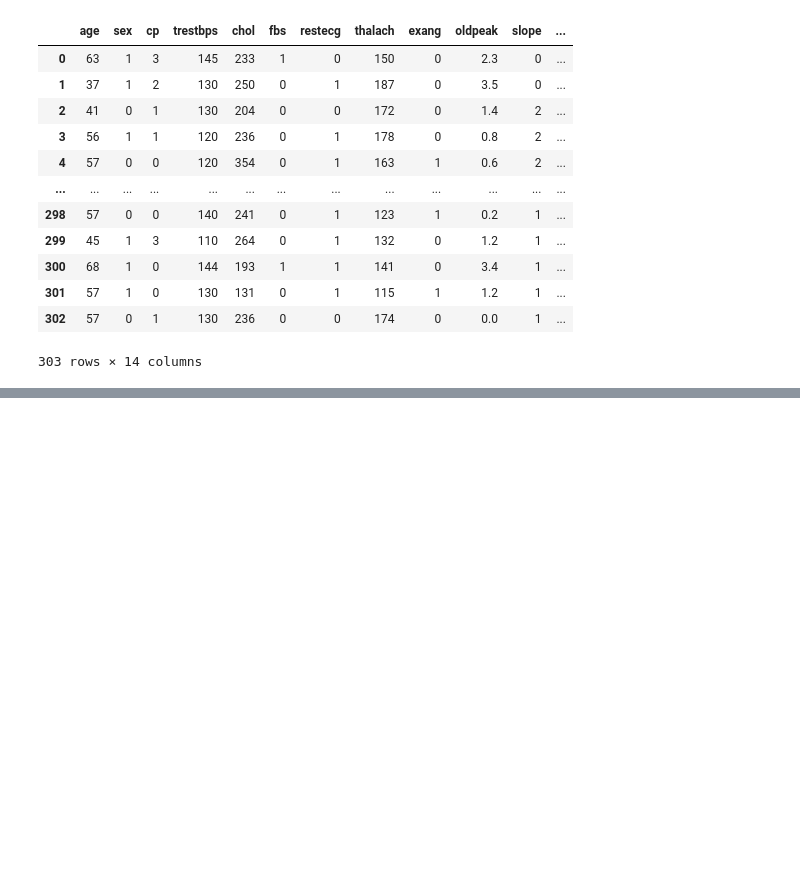
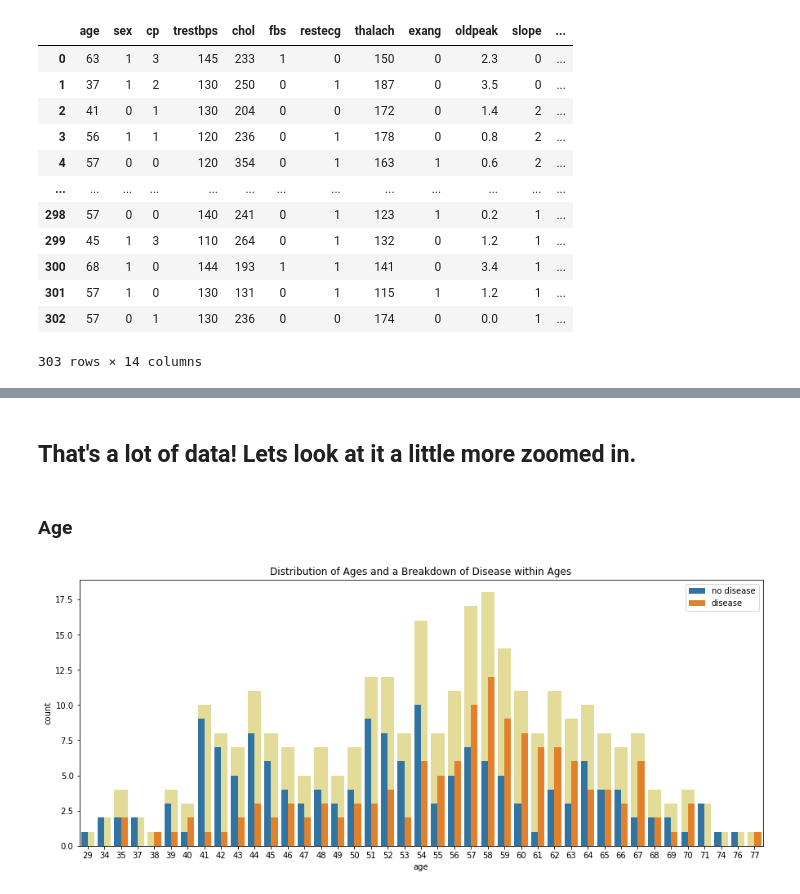
Before and after one commit to LisamShoe/Heart-Disease-Kaggle-Project, a Jupyter notebook: Heart_Disease_EDA.ipynb, the cells around one changed output, grey strips where cells are left out. Saved outputs shown, nothing was run; the diff lists cells and outputs as text; code cells hidden in the pictures; blank space fills up the shorter version.

```diff
--- a/Heart_Disease_EDA.ipynb
+++ b/Heart_Disease_EDA.ipynb
@@ -65,0 +254,16 @@ data #49 and 282 have thal = 0, also incorrect. They are also NaNs in the origin
+# %% [markdown]
+## That's a lot of data! Lets look at it a little more zoomed in.
+# %% [markdown]
+### Age
+# %%
+#Age
+f, ax = plt.subplots(figsize=(15, 6))
+sns.countplot(x="age", data=df, color='khaki')
+#plt.show()
+#f, ax = plt.subplots(figsize=(15, 6))
+sns.countplot(x="age", hue="target", data=df)
+ax.legend(loc='upper right')
+plt.title('Distribution of Ages and a Breakdown of Disease within Ages')
+plt.show()
+# %% [output]
+[figure, added]
```
Also changed, not shown: parts of 58 cells of this notebook.
